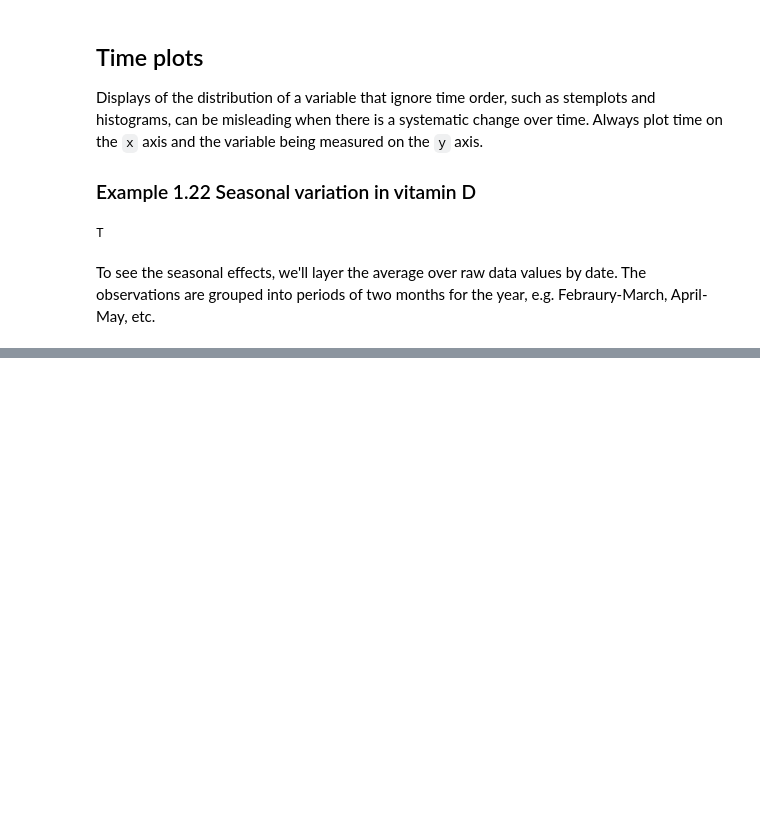
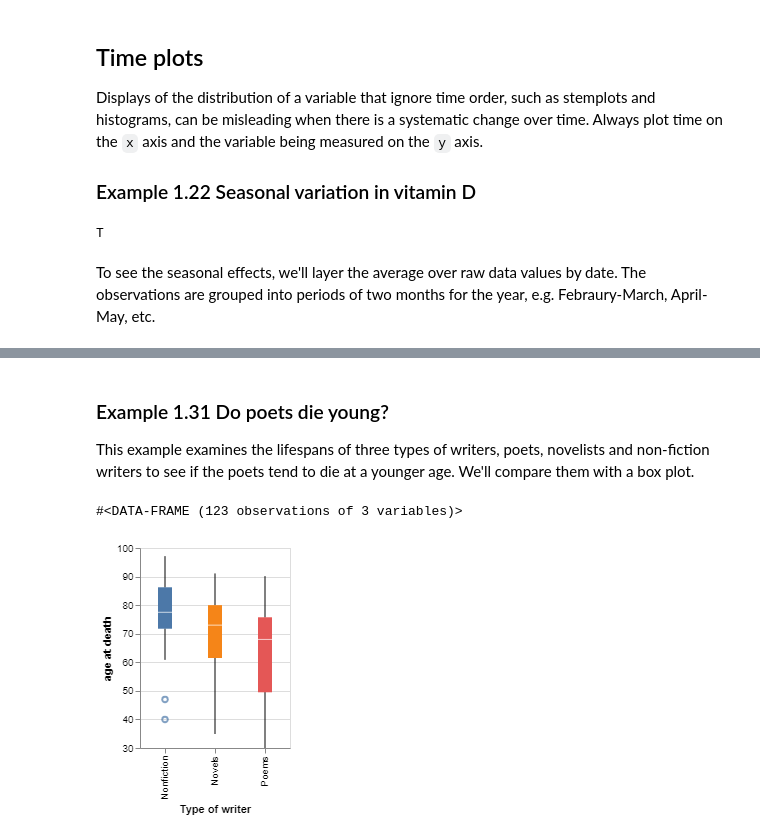
Before and after one commit to Lisp-Stat/IPS9, a Jupyter notebook: notebooks/Part I/Chapter 1 Looking at Data.ipynb, the cells around one changed output, grey strips where cells are left out. Drawn from its saved outputs; the diff is of its cells as text; code cells hidden in the pictures; blank space fills up the shorter version.

```diff
--- a/notebooks/Part I/1.1 - Displaying Distributions with Graphs.ipynb
+++ b/notebooks/Part I/Chapter 1 Looking at Data.ipynb
@@ -475,0 +608,25 @@ To see the seasonal effects, we'll layer the average over raw data values by dat
+# %% [markdown]
+### Example 1.31 Do poets die young?
+This example examines the lifespans of three types of writers, poets, novelists and non-fiction writers to see if the poets tend to die at a younger age.  We'll compare them with a box plot.
+# %%
+(defdf writers (read-csv ips:eg01-31))
+# %% [output]
+#<DATA-FRAME (123 observations of 3 variables)>
+# %%
+(ips:plot
+ (vega:defplot writer-deaths
+   `(:data ,writers
+     :width 150
+     :mark (:type :boxplot)
+     :encoding (:x (:field :type
+		            :type :nominal
+		            :title "Type of writer")
+	            :y (:field age
+		            :type :quantitative
+		            :scale (:zero :false)
+		            :title "age at death")
+		        :color (:field type
+			            :type :nominal
+			            :legend nil)))))
+# %% [output]
+[figure, added]
```
Also changed, not shown: parts of 53 cells of this notebook, 2 other files.
